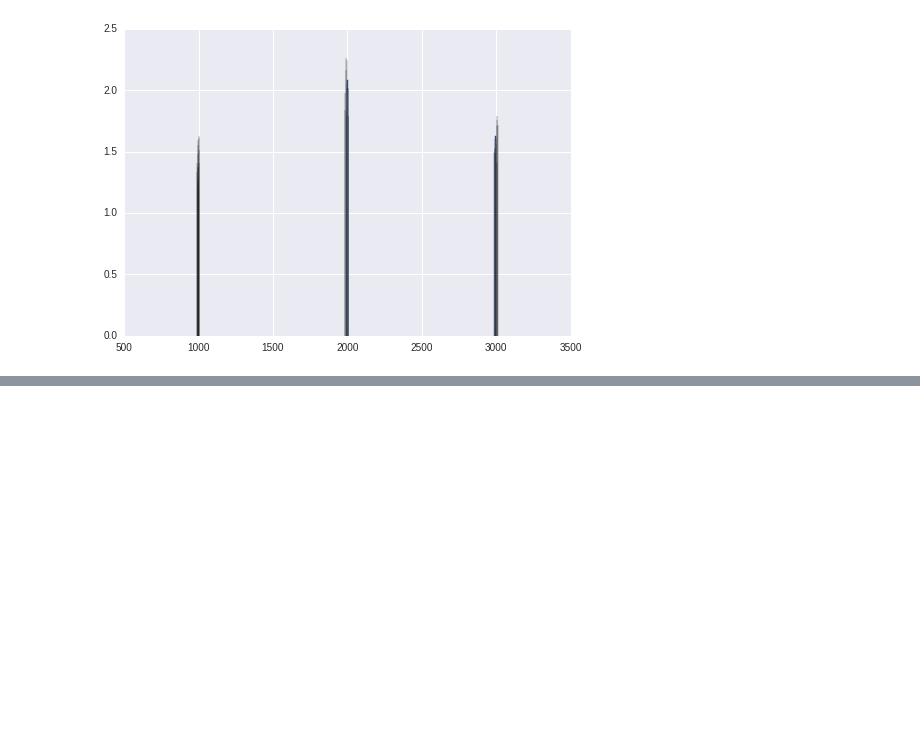
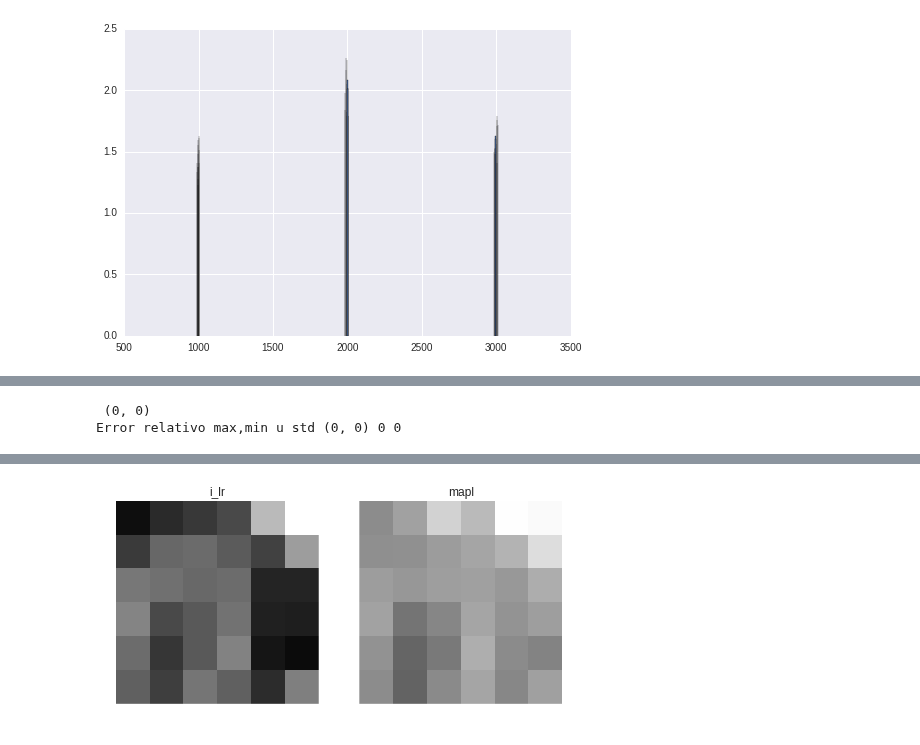
Before and after one commit to egomezsumma/iqt, a Jupyter notebook: Experimento 5.3 (Mapl+ dict G(c)).ipynb, the cells around one changed output, grey strips where cells are left out. Cells and saved outputs as stored; diff of their text form; code cells hidden in the pictures; blank space fills up the shorter version.

```diff
--- a/Experimento 5.3 (Mapl+ dict G(c)).ipynb
+++ b/Experimento 5.3 (Mapl+ dict G(c)).ipynb
@@ -750,0 +759,21 @@ img_utils._is(i_lr, b=b, vmax=1)
+# %%
+nx, ny, nz, Nb = i_lr.shape
+Nb, Nc =  M.shape
+
+_, C_lr, _ = get_sample(the_one_out, subjects, loader_func, scale=2)
+B = M.dot(C_lr.reshape((nx*ny*nz, Nc), order='F').T).T
+B = B.reshape((nx, ny, nz, Nb), order='F')
+
+
+err = np.abs(B - i_lr)
+err_rel = np.divide(err, i_lr+1)#para q no de infinito
+
+print mm(err)
+print 'Error relativo max,min u std', mm(err_rel), int(err_rel.mean()), \
+                                      int(np.std(err_rel))
+
+#img_utils._isc(i_hr, Eq_reconst,b=b, vmin=0, vmax=i_hr.max(), titles=['i_hr', 'cvxpy'])
+img_utils._isc(i_lr, B,b=b, vmin=0, vmax=1, titles=['i_lr', 'mapl'])
+# %% [output]
+ (0, 0)
+Error relativo max,min u std (0, 0) 0 0
@@ -751,3 +781,4 @@ img_utils._is(i_lr, b=b, vmax=1)
+[figure, added]
 # %%
 Nx, Ny, Nz, Nb = i_hr.shape
 Nb, Nc =  M.shape
```
Also changed, not shown: parts of 6 cells of this notebook, 1 other file.
